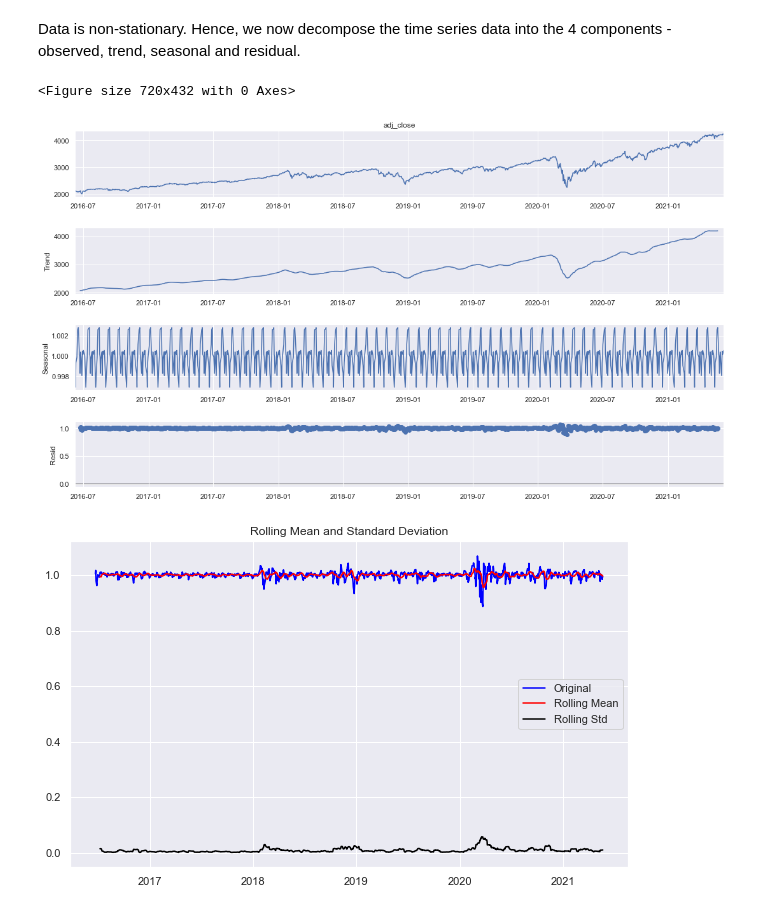
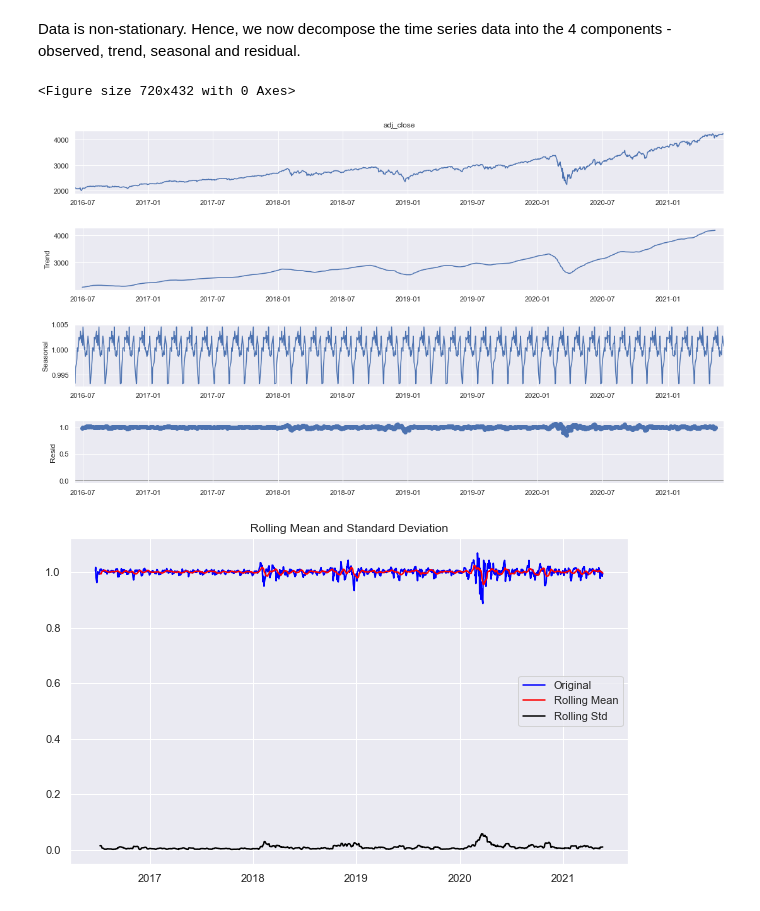
Before and after one commit to edologgerbird/SP500-forecast, a Jupyter notebook: SP500-forecasting.ipynb, the cells around one changed output. Saved outputs shown, nothing was run; the diff lists cells and outputs as text; code cells hidden in the pictures.

```diff
--- a/SP500-forecasting.ipynb
+++ b/SP500-forecasting.ipynb
@@ -280,14 +282,14 @@ dtype: float64
 # %% [markdown]
 Data is non-stationary. Hence, we now decompose the time series data into the 4 components - observed, trend, seasonal and residual.
 # %%
-result = seasonal_decompose(df_close, model='multiplicative', freq = 20)
+result = seasonal_decompose(df_close, model='multiplicative', freq = 30)
 residual = result.resid
 fig = plt.figure()
 fig = result.plot()
 fig.set_size_inches(16, 9)
 # %% [output]
 <Figure size 720x432 with 0 Axes>
-[figure, old version]
+[figure, new version]
 # %%
 residual.dropna(inplace=True)
 test_stationarity(residual)
```
Also changed, not shown: parts of 11 cells of this notebook.
